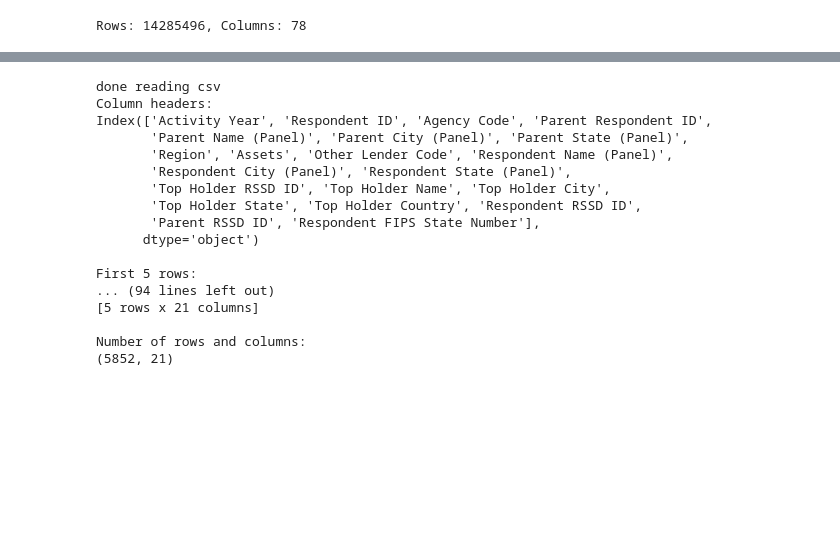
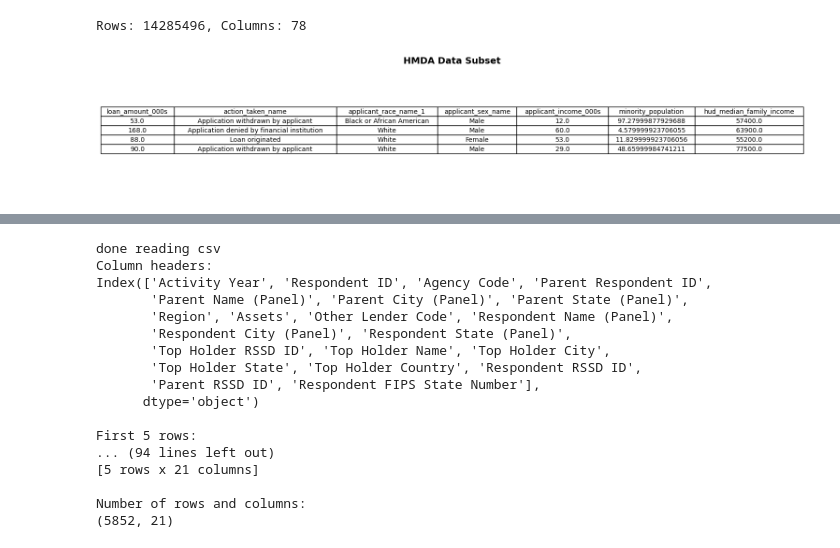
Before and after one commit to rgg1/aidms-loan-approval, a Jupyter notebook: data_exploration/data_Exploration.ipynb, the cells around one changed output, grey strips where cells are left out. Drawn from its saved outputs; the diff is of its cells as text; code cells hidden in the pictures; blank space fills up the shorter version.

```diff
--- a/data_exploration/data_Exploration.ipynb
+++ b/data_exploration/data_Exploration.ipynb
@@ -108,3 +115,101 @@ Index(['as_of_year', 'respondent_id', 'agency_name', 'agency_abbr',
 
 Number of rows and columns:
 Rows: 14285496, Columns: 78
+# %%
+import dask.dataframe as dd
+import pandas as pd
+import matplotlib.pyplot as plt
+
+def visualize_hmda_data_with_theme(file_path, columns, n_rows=5, bg_color="black", text_color="white"):
+    """
+    Visualizes the specified columns and rows of the HMDA dataset as a styled table with custom colors.
+
+    Args:
+        file_path (str): The path to the HMDA dataset CSV file.
+        columns (list of str): The list of column names to display.
+        n_rows (int): The number of rows to display (default is 5).
+        bg_color (str): The background color of the plot (default is "black").
+        text_color (str): The text color for the table (default is "white").
+
+    Returns:
+        None
+    """
+    # Explicitly specify dtypes for problematic columns
+    dtype = {
+        'applicant_race_name_2': 'object',
+        'applicant_race_name_3': 'object',
+        'applicant_race_name_4': 'object',
+        'applicant_race_name_5': 'object',
+        'co_applicant_race_name_2': 'object',
+        'co_applicant_race_name_3': 'object',
+        'co_applicant_race_name_4': 'object',
+        'co_applicant_race_name_5': 'object',
+        'county_code': 'float64',
+        'denial_reason_name_2': 'object',
+        'denial_reason_name_3': 'object',
+        'hud_median_family_income': 'float64',
+        'loan_amount_000s': 'float64',
+        'msamd': 'float64',
+        'number_of_1_to_4_family_units': 'float64',
+        'number_of_owner_occupied_units': 'float64',
+        'population': 'float64',
+        'state_code': 'float64'
+    }
+
+    # Load the dataset with the corrected dtypes
+    df = dd.read_csv(file_path, dtype=dtype)[columns].head(n_rows)
+
+    # Convert to Pandas DataFrame for visualization
+    df = pd.DataFrame(df)
+
+    # drop the third row
+    df = df.drop([2])
+
+    # Create a Matplotlib figure
+    fig, ax = plt.subplots(figsize=(len(columns) * 1.5, n_rows * 0.7))
+
+    # Set background and text colors
+    fig.patch.set_facecolor(bg_color)
+    ax.set_facecolor(bg_color)
+    ax.axis('tight')
+    ax.axis('off')
+
+    # Add a table to the plot
+    table = plt.table(
+        cellText=df.values,
+        colLabels=df.columns,
+        cellLoc='center',
+        loc='center',
+        colColours=[bg_color] * len(columns)
+    )
+    table.auto_set_font_size(False)
+    table.set_fontsize(10)
+    table.auto_set_column_width(col=list(range(len(columns))))
+    table.scale(1.2, 1.2)  # Adjust the scaling for better readability
+
+    # Update cell and text colors
+    for key, cell in table.get_celld().items():
+        cell.set_facecolor(bg_color)
+        cell.set_text_props(color=text_color)
+
+    plt.title("HMDA Data Subset", fontsize=14, weight='bold', color=text_color)
+    plt.show()
+
+# Example usage
+visualize_hmda_data_with_theme(
+    file_path='../HDMA/hmda_2017_nationwide_all-records_labels.csv',
+    columns = [
+    "loan_amount_000s",
+    "action_taken_name",
+    "applicant_race_name_1",
+    "applicant_sex_name",
+    "applicant_income_000s",
+    "minority_population",
+    "hud_median_family_income"
+    ],
+    n_rows=5,
+    bg_color="white",
+    text_color="black"
+)
+# %% [output]
+[figure, added]
```
Also changed, not shown: parts of 2 cells of this notebook, 22 other files.
